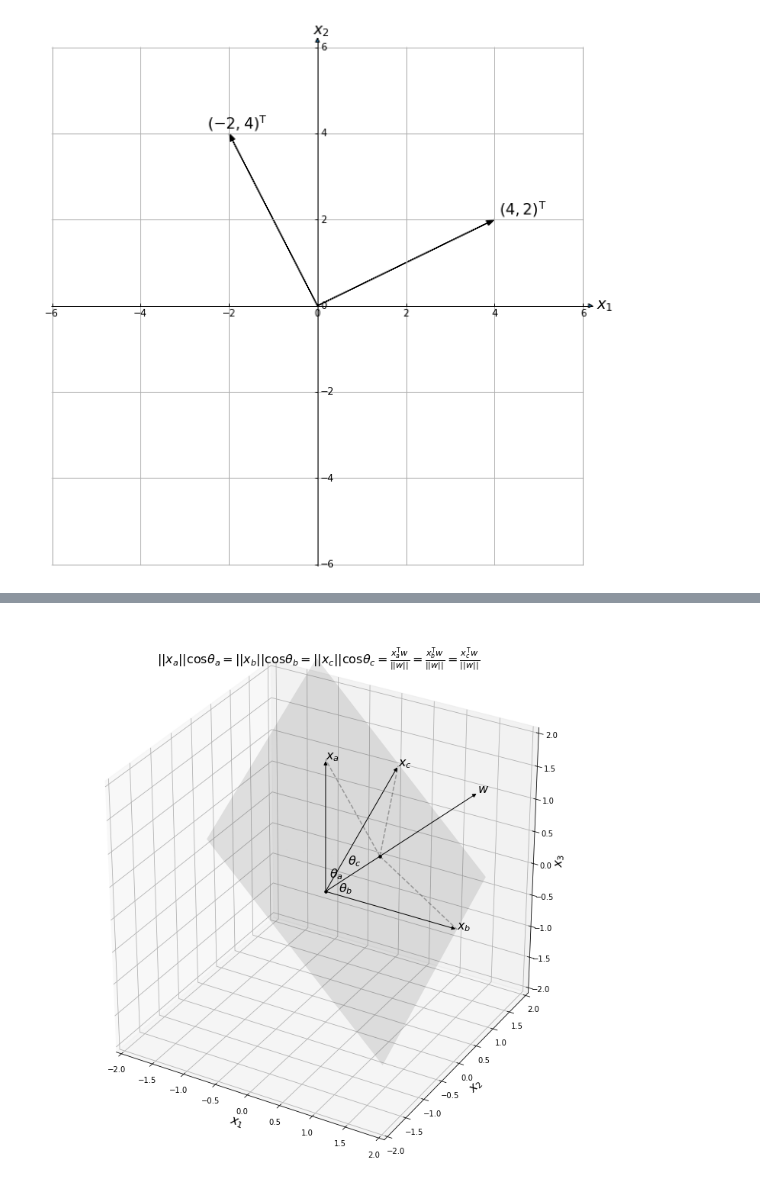
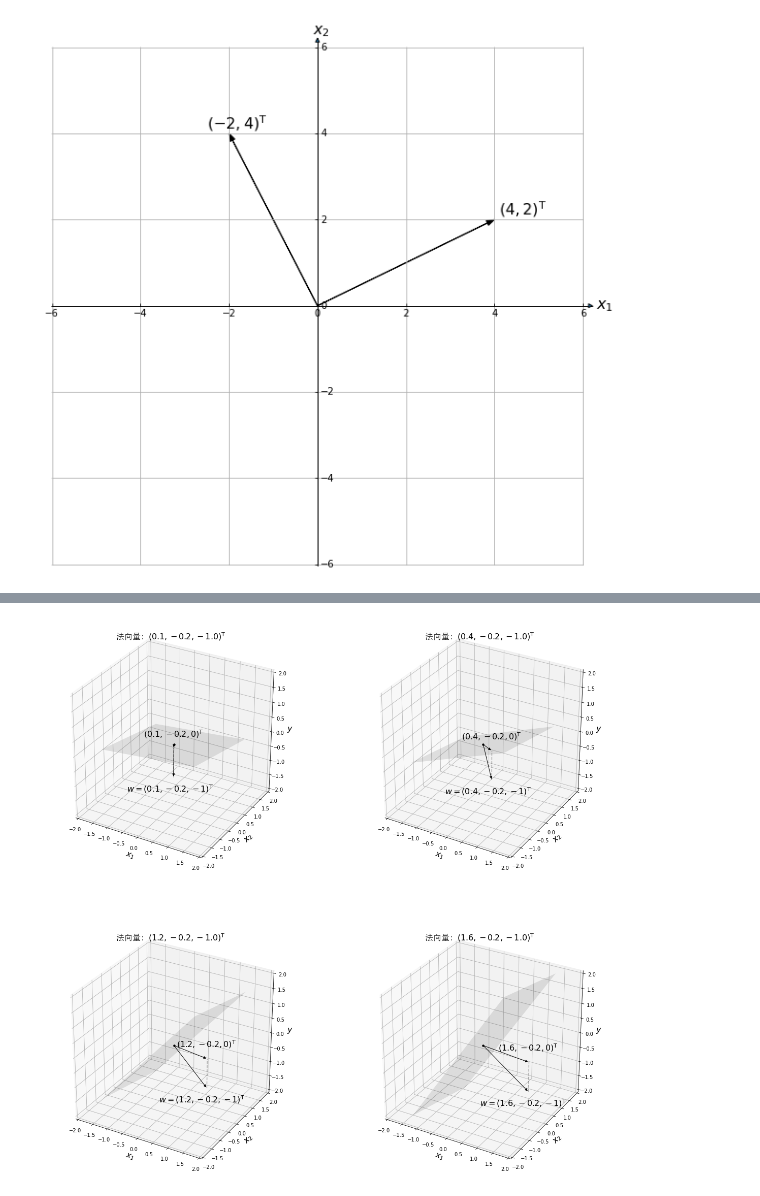
Before and after one commit to dlxj/doc, a Jupyter notebook: lang/programming/python/Plot a plane based on a normal vector and a point in Matlab or matplotlib.ipynb, the cells around one changed output, grey strips where cells are left out. Drawn from its saved outputs; the diff is of its cells as text; code cells hidden in the pictures.

Commit message:
update python plot

```diff
--- a/lang/programming/python/Plot a plane based on a normal vector and a point in Matlab or matplotlib.ipynb
+++ b/lang/programming/python/Plot a plane based on a normal vector and a point in Matlab or matplotlib.ipynb
@@ -61,7 +64,7 @@ plt.savefig(os.path.join("D:\workcode\python\plot\高品质图片", '1-1.png'),
 [figure]
 # %%
 
-
+all_pic_path = "D:\workcode\python\plot\高品质图片"
 
 from book_draw_util import *
 
@@ -90,6 +93,6 @@ ax.arrow(0,0,-2,4, head_width=ARROW_HEAD_WIDTH, length_includes_head=True, color
 ax.text(x=4.1, y=2.1, s=r"$\left(4,2\right)^\mathrm{T}$", fontsize=TEXT_FONT_SIZE)
 ax.text(x=-2.5, y=4.1, s=r"$\left(-2,4\right)^\mathrm{T}$", fontsize=TEXT_FONT_SIZE)
 
-plt.savefig(os.path.join(all_pic_path, 'two vector.png'), format='png', dpi=600)
+plt.savefig(os.path.join(all_pic_path, '1-3.png'), format='png', dpi=600)
 # %% [output]
 [figure]
@@ -178,59 +99,48 @@ plt.savefig(os.path.join(all_pic_path, '1-8.png'), format='png', dpi=600)
 # %%
 from book_draw_util import *
 
-fig = plt.figure(figsize=SQUARE_FIG_SIZE, facecolor='white')
-ax = Axes3D(fig)
-# ax.axis("off")
-ax.clear()
+fig = plt.figure(figsize=np.array(SQUARE_FIG_SIZE) * 2, facecolor='white')
+
+c = 0
+
+T = "\mathrm{T}"
+ws = [[0.1, -0.2], [0.4, -0.2], [1.2, -0.2], [1.6, -0.2]]
+for w in ws:
+
+    c+=1
+    ax = fig.add_subplot(2, 2, c, projection="3d")
+
+    ax.set_xlim([-2, 2])
+    ax.set_ylim([-2, 2])
+    ax.set_zlim([-2, 2])
+
+    # ax.set_title(r"$Lorenz\ Attractor$")
+    ax.set_xlabel(r"$x_1$", fontsize=AXIS_LABEL_FONT_SIZE)
+    ax.set_ylabel(r"$x_2$", fontsize=AXIS_LABEL_FONT_SIZE)
+    ax.set_zlabel(r"$y$", fontsize=AXIS_LABEL_FONT_SIZE)
+
+    arrow = Arrow3D([0, w[0]],[0, w[1]],[0, -1], arrowstyle="-|>", lw=1,mutation_scale=10,color="black")
+    ax.add_artist(arrow)
+    ax.text(w[0] - 1.6, w[1], -2, r"$w=\left({:.1f},{:.1f},-1\right)^{:s}$".format(w[0], w[1], T), fontsize=TEXT_FONT_SIZE)
+
+    arrow = Arrow3D([0, w[0]],[0, w[1]],[0, 0], arrowstyle="-|>", lw=1,mutation_scale=10,color="black")
+    ax.add_artist(arrow)
+    ax.text(w[0] - 1, w[1], 0.1, r"$\left({:.1f},{:.1f},0\right)^{:s}$".format(w[0], w[1], T), fontsize=TEXT_FONT_SIZE)
+
+    ax.plot((w[0], w[0]), (w[1], w[1]), (-1, 0), "k--", alpha=ALPHA)
 
 
-ax.set_xlim([-2, 2])
-ax.set_ylim([-2, 2])
-ax.set_zlim([-2, 2])
-
-# ax.set_title(r"$Lorenz\ Attractor$")
-ax.set_xlabel(r"$x_1$", fontsize=AXIS_LABEL_FONT_SIZE)
-ax.set_ylabel(r"$x_2$", fontsize=AXIS_LABEL_FONT_SIZE)
-ax.set_zlabel(r"$x_3$", fontsize=AXIS_LABEL_FONT_SIZE)
-
-arrow = Arrow3D([0,3],[0,-1.5],[0,3], arrowstyle="-|>", lw=1,mutation_scale=10,color="black")
-ax.add_artist(arrow)
-ax.text(3, -1.5, 3, r"$w$", fontsize=TEXT_FONT_SIZE)
+    x1 = np.linspace(-1.5, 1.5, endpoint=True, num=2)
+    x2 = np.linspace(-1.5, 1.5, endpoint=True, num=2)
+    x1, x2 = np.meshgrid(x1, x2)
+    x1, x2 = x1.flatten(), x2.flatten()
+    x3 = w[0] * x1 + w[1] * x2
+    tri = mtri.Triangulation(x1, x2)
+    ax.plot_trisurf(x1, x2, x3, antialiased=True, alpha=LIGHT_ALPHA, color="black")
+    ax.scatter(0, 0, 0, s=POINT_SIZE, c="k")
+    ax.set_title("法向量: " + r"$\left({:.1f},{:.1f},{:.1f}\right)^{:s}$".format(w[0], w[1], -1, T), fontproperties=myfont)
 
 
-x1 = np.linspace(-0.6, 2, endpoint=True, num=2)
-x2 = np.linspace(-2, 0.8, endpoint=True, num=2)
-x1, x2 = np.meshgrid(x1, x2)
-x1, x2 = x1.flatten(), x2.flatten()
-x3 = 2 - x1 + 0.5 * x2
-tri = mtri.Triangulation(x1, x2)
-ax.plot_trisurf(x1, x2, x3, antialiased=True, alpha=LIGHT_ALPHA, color="black")
-
-
-arrow = Arrow3D([0,0],[0,0],[0,2], arrowstyle="-|>", lw=1,mutation_scale=10,color="black")
-ax.add_artist(arrow)
-ax.text(0, 0, 2, r"$x_a$", fontsize=TEXT_FONT_SIZE)
-ax.text(-0.05, 0.2, 0.1, r"$\theta_a$", fontsize=TEXT_FONT_SIZE)
-
-arrow = Arrow3D([0,2],[0,0],[0,0], arrowstyle="-|>", lw=1,mutation_scale=10,color="black")
-ax.add_artist(arrow)
-ax.text(2, 0, 0, r"$x_b$", fontsize=TEXT_FONT_SIZE)
-ax.text(0.2, 0, .05, r"$\theta_b$", fontsize=TEXT_FONT_SIZE)
-
-arrow = Arrow3D([0,0],[0,2],[0,1], arrowstyle="-|>", lw=1,mutation_scale=10,color="black")
-ax.add_artist(arrow)
-ax.text(0, 2, 1, r"$x_c$", fontsize=TEXT_FONT_SIZE)
-ax.text(0, 0.6, 0.12, r"$\theta_c$", fontsize=TEXT_FONT_SIZE)
-
-
-ax.plot((8/7, 0), (-4/7, 0), (8/7, 2), "k--", alpha=ALPHA)
-ax.plot((8/7, 2), (-4/7, 0), (8/7, 0), "k--", alpha=ALPHA)
-ax.plot((8/7, 0), (-4/7, 2), (8/7, 1), "k--", alpha=ALPHA)
-ax.scatter(8/7, -4/7, 8/7, s=POINT_SIZE, c="k")
-ax.scatter(0, 0, 0, s=POINT_SIZE, c="k")
-
-ax.set_title(r"$||x_a||\mathrm{cos}\theta_a=||x_b||\mathrm{cos}\theta_b=||x_c||\mathrm{cos}\theta_c=\frac{x_a^\mathrm{T}w}{||w||}=\frac{x_b^\mathrm{T}w}{||w||}=\frac{x_c^\mathrm{T}w}{||w||}$", fontsize=TEXT_FONT_SIZE)
-
-plt.savefig(os.path.join(all_pic_path, '1-10.png'), format='png', dpi=600)
+plt.savefig(os.path.join(all_pic_path, '1-11.png'), format='png', dpi=600)
 # %% [output]
-[figure, old version]
+[figure, new version]
```
Also changed, not shown: parts of 8 cells of this notebook, 2 other files.
